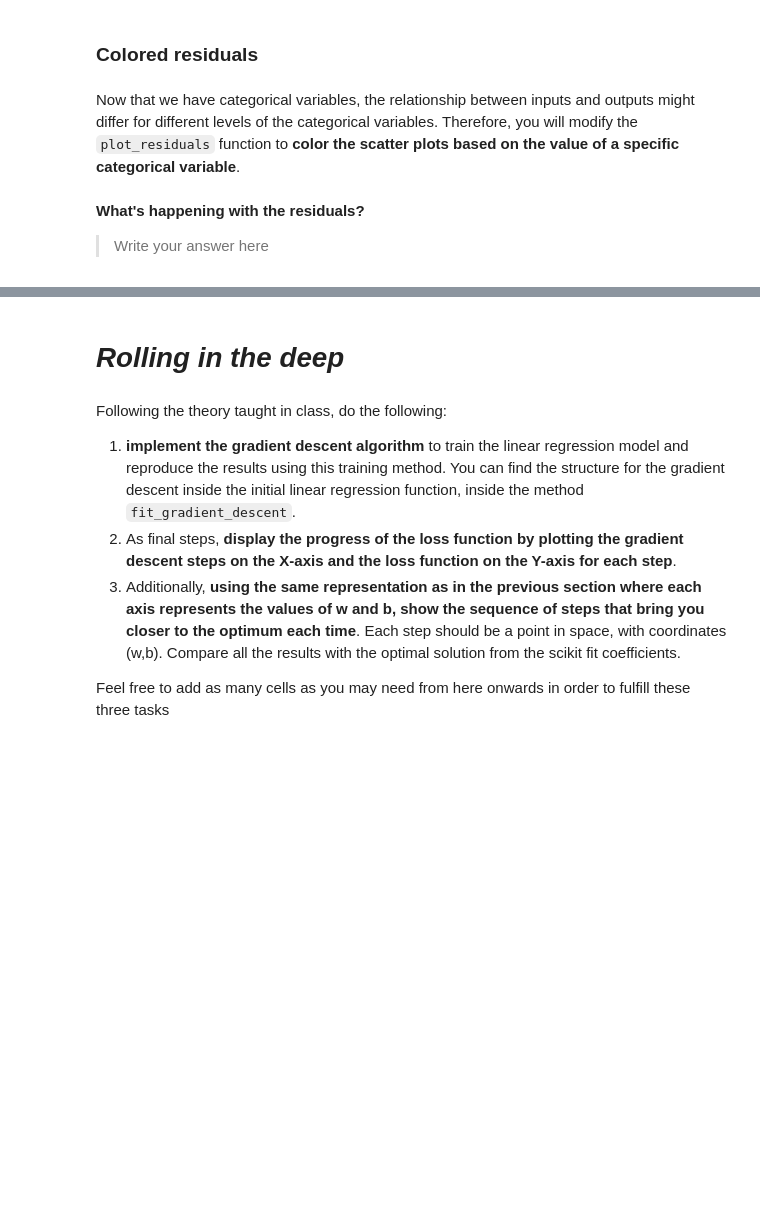
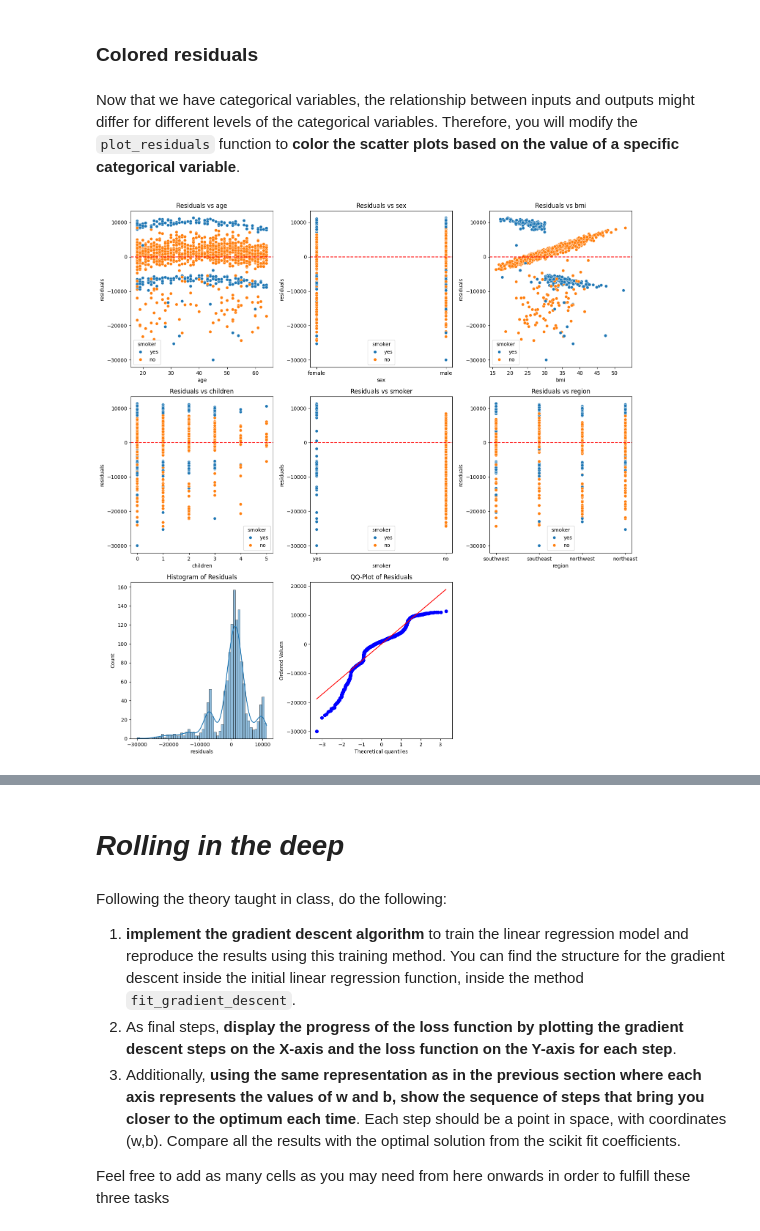
Before and after one commit to ICAI-IMAT-ML/p2-4-prialgon, a Jupyter notebook: notebook/Lab_2_4_LR2.ipynb, the cells around one changed output, grey strips where cells are left out. Drawn from its saved outputs; the diff is of its cells as text; code cells hidden in the pictures; blank space fills up the shorter version.

```diff
--- a/notebook/Lab_2_4_LR2.ipynb
+++ b/notebook/Lab_2_4_LR2.ipynb
@@ -163,5 +176,7 @@ As you may expect, you should see some higher-order contribution to the behavior
 In order to fit a regression model with these contributions, construct a new dataframe where each column corresponds to the desired manipulation of each variable. Then, fit the regression model and see the results.
 
 * Also, pay attention to the fact that you can use whatever contribution you see fit here, not just these previous ones.
+# %%
+input1, input2, input3, input4, output = data["Input1"], data["Input2"], data["Input3"], data["Input4"], data["Output"]
 # %%
 # TODO
@@ -205,11 +233,4 @@ We will use this in a usual dataset from the internet. If everything is well, yo
 # %%
-# Load the dataset
-url = "https://raw.githubusercontent.com/stedy/Machine-Learning-with-R-datasets/master/insurance.csv"
-data = pd.read_csv(url)
-
-
-y = data['charges'].values
-X = data.drop(columns=['charges']).values
 
 # Preprocess the data
 # Identify categorical columns for one-hot encoding
@@ -217,13 +238,14 @@ categorical_columns = [data.columns.get_loc(col) for col in ['sex', 'smoker', 'r
 
 # One-hot encode categorical variables
 X_encoded = one_hot_encode(X, categorical_columns, drop_first=True)
+print(X_encoded)
 X_encoded = X_encoded.astype(float)                                  # Watch out for this!
 
 # Instantiate and fit the LinearRegressor
-model = LinearRegressor()
-model.fit(X_encoded, y)
+linreg = LinearRegressor()
+linreg.fit(X_encoded, y)
 
 # Predict and evaluate
-y_pred = model.predict(X_encoded)
+y_pred = linreg.predict(X_encoded)
 evaluation_metrics = evaluate_regression(y, y_pred)
 print(evaluation_metrics)
@@ -237,21 +268,21 @@ url = "https://raw.githubusercontent.com/stedy/Machine-Learning-with-R-datasets/
 data = pd.read_csv(url)
 
 # Preprocess the data
-# TODO: One-hot encode categorical variables. Use pd.get_dummies()
-data_encoded = pd.get_dummies(None)
+# TODO: One-hot encode categorical variables. Use pd.get_dummies()ç
+data_encoded = pd.get_dummies(data, columns=['sex', 'smoker', 'region'])
 
 # Split the data into features (X) and target (y)
 X = data_encoded.drop('charges', axis=1)
 y = data_encoded['charges']
 
 # Instantiate the LinearRegression model
-model = LinearRegression()
+linreg = LinearRegression()
 
 # Fit the model on the training data
-model.fit(X, y)
+linreg.fit(X, y)
 
 # Make predictions on the test data
-y_pred = model.predict(X)
+y_pred = linreg.predict(X)
 
 # Evaluate the model
 evaluation_metrics = evaluate_regression(y, y_pred)
@@ -273,7 +312,7 @@ def plot_residuals(data, output_column, prediction_column, categorical_var=None)
         categorical_var (str, optional): The name of a categorical variable for coloring. Defaults to None.
     """
     # TODO: As before, calculate residuals
-    data['residuals'] = None
+    data['residuals'] = data[prediction_column] - data[output_column]
 
     # Identify columns to plot (excluding the output and prediction columns)
     columns_to_plot = [col for col in data.columns if col not in [output_column, prediction_column, 'residuals']]
@@ -288,36 +327,35 @@ def plot_residuals(data, output_column, prediction_column, categorical_var=None)
     # Flatten the axes array for easy iteration
     axes = axes.flatten()
 
     # TODO: Plot each variable against the residuals
     for i, col in enumerate(columns_to_plot):
         ax = axes[i]
 
         if categorical_var and categorical_var in data.columns:
-            sns.scatterplot(x = None, y = None, data=data, ax=ax hue = None)
+            sns.scatterplot(x = col, y = "residuals", data=data, ax=ax, hue = categorical_var)
         else:
-            sns.scatterplot(x = None, y = None, data=data, ax=ax)
+            sns.scatterplot(x = col, y ="residuals", data=data, ax=ax)
 
         ax.set_title(f'Residuals vs {col}')
         ax.axhline(0, ls='--', color='r')
 
     # Histogram of residuals
     sns.histplot(data['residuals'], kde=True, ax=axes[i + 1])
     axes[i + 1].set_title('Histogram of Residuals')
 
     # QQ-plot of residuals
     stats.probplot(data['residuals'], dist="norm", plot=axes[i + 2])
     axes[i + 2].set_title('QQ-Plot of Residuals')
 
     # Hide any unused axes
     for j in range(i + 3, len(axes)):
         axes[j].set_visible(False)
 
     plt.tight_layout()
     plt.show()
 
-data['predictions'] = model.predict(X)
+data['predictions'] = linreg.predict(X)
 # Example usage
 plot_residuals(data, 'charges', 'predictions', 'smoker')
+# %% [output]
+[figure, added]
-# %% [markdown]
-**What's happening with the residuals?**
-> Write your answer here
```
Also changed, not shown: parts of 19 cells of this notebook, 1 other file.
